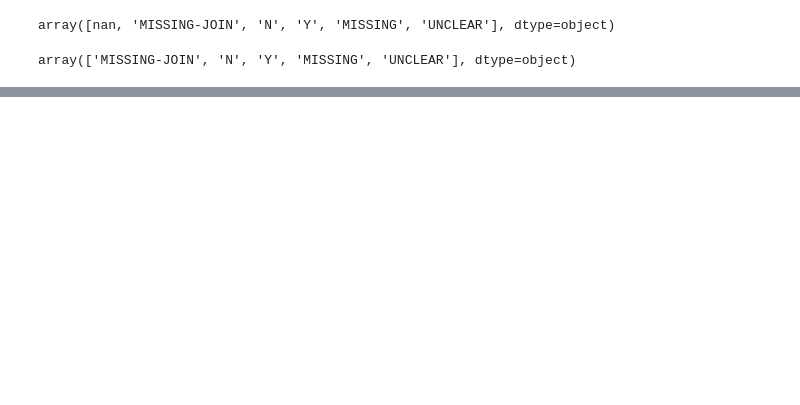
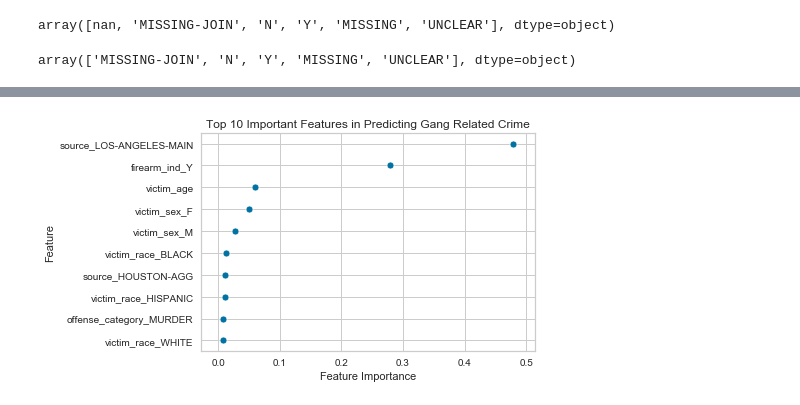
Before and after one commit to joseh4/classifying_gang_violence, a Jupyter notebook: working_notebook.ipynb, the cells around one changed output, grey strips where cells are left out. Cells and saved outputs as stored; diff of their text form; code cells hidden in the pictures; blank space fills up the shorter version.

```diff
--- a/working_notebook.ipynb
+++ b/working_notebook.ipynb
@@ -469,0 +1096,8 @@ memory usage: 43.2+ MB
+# %%
+feature_names = pd.DataFrame(new_index)
+# %%
+feature_names = feature_names.set_index(X_train_sm.columns)
+# %%
+top_10_features = feature_names[feature_names[0] > .007]
+# %%
+top_10_features.sort_values(by = 0, ascending = True, inplace = True)
@@ -469,0 +1126,8 @@ memory usage: 43.2+ MB
+# %%
+sns.scatterplot(y = top_10_features.index, x = top_10_features[0])
+plt.xlabel('Feature Importance')
+plt.ylabel('Feature')
+plt.title('Top 10 Important Features in Predicting Gang Related Crime')
+plt.show()
+# %% [output]
+[figure, added]
```
Also changed, not shown: parts of 138 cells of this notebook.
